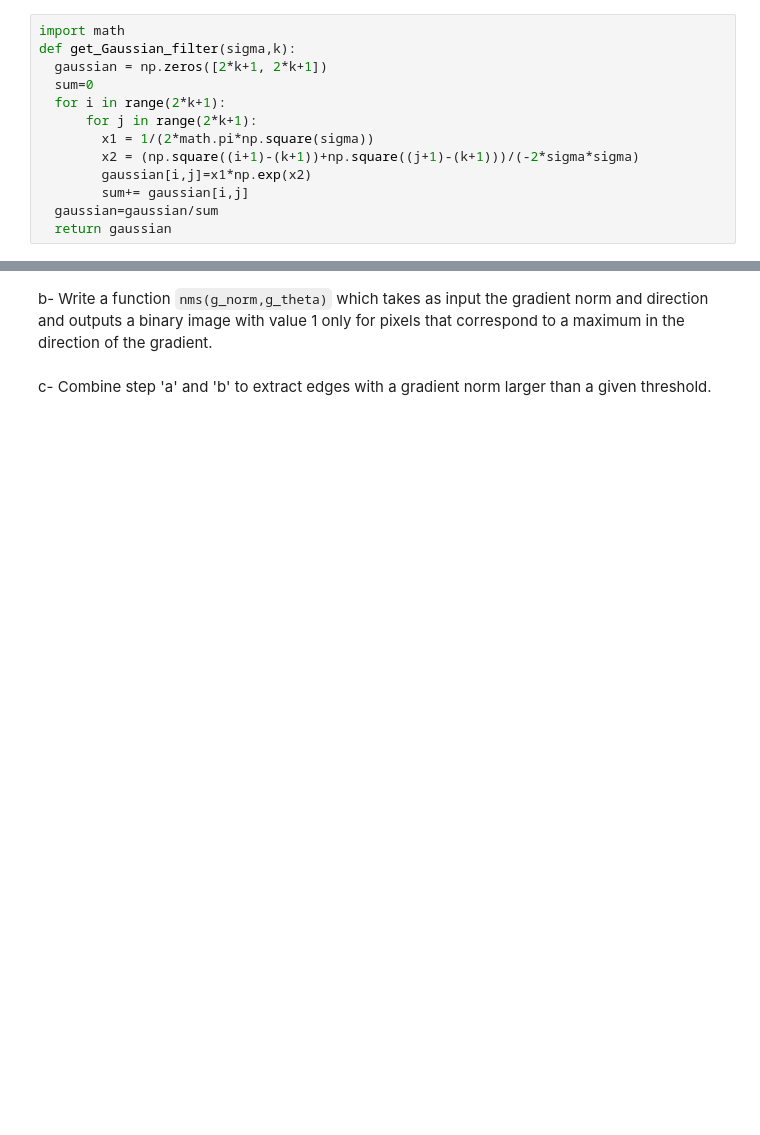
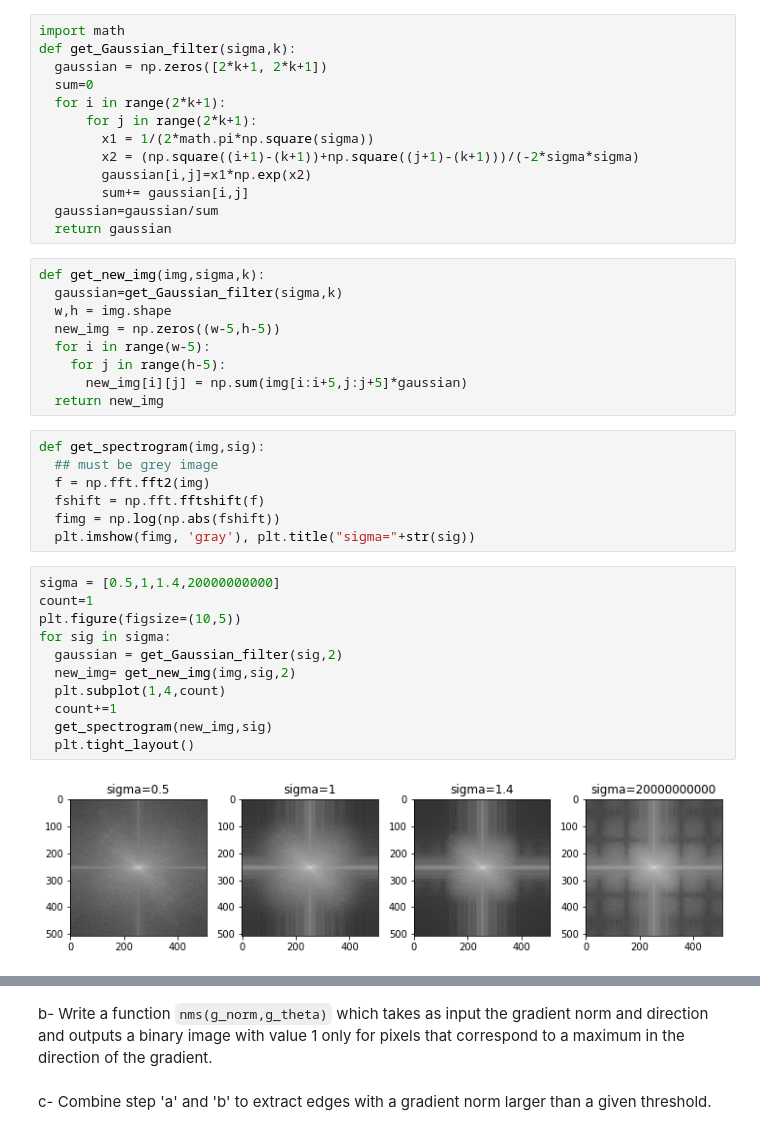
Before and after one commit to yeb2Binfang/DS_GY_3001_CV, a Jupyter notebook: HW/HW2/homework2.ipynb, the cells around one changed output, grey strips where cells are left out. Saved outputs shown, nothing was run; the diff lists cells and outputs as text; blank space fills up the shorter version.

```diff
--- a/HW/HW2/homework2.ipynb
+++ b/HW/HW2/homework2.ipynb
@@ -66,3 +69,32 @@ def get_Gaussian_filter(sigma,k):
         sum+= gaussian[i,j]
   gaussian=gaussian/sum
   return gaussian
+# %%
+def get_new_img(img,sigma,k):
+  gaussian=get_Gaussian_filter(sigma,k)
+  w,h = img.shape
+  new_img = np.zeros((w-5,h-5))
+  for i in range(w-5):
+    for j in range(h-5):
+      new_img[i][j] = np.sum(img[i:i+5,j:j+5]*gaussian)
+  return new_img
+# %%
+def get_spectrogram(img,sig):
+  ## must be grey image
+  f = np.fft.fft2(img)
+  fshift = np.fft.fftshift(f)
+  fimg = np.log(np.abs(fshift))
+  plt.imshow(fimg, 'gray'), plt.title("sigma="+str(sig))
+# %%
+sigma = [0.5,1,1.4,20000000000]
+count=1
+plt.figure(figsize=(10,5))
+for sig in sigma:
+  gaussian = get_Gaussian_filter(sig,2)
+  new_img= get_new_img(img,sig,2)
+  plt.subplot(1,4,count)
+  count+=1
+  get_spectrogram(new_img,sig)
+  plt.tight_layout()
+# %% [output]
+[figure, added]
```
Also changed, not shown: parts of 3 cells of this notebook.
